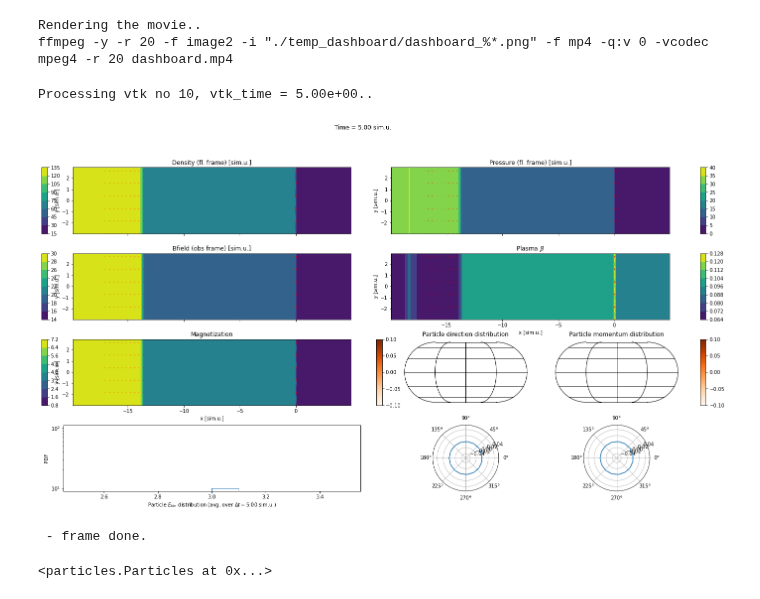
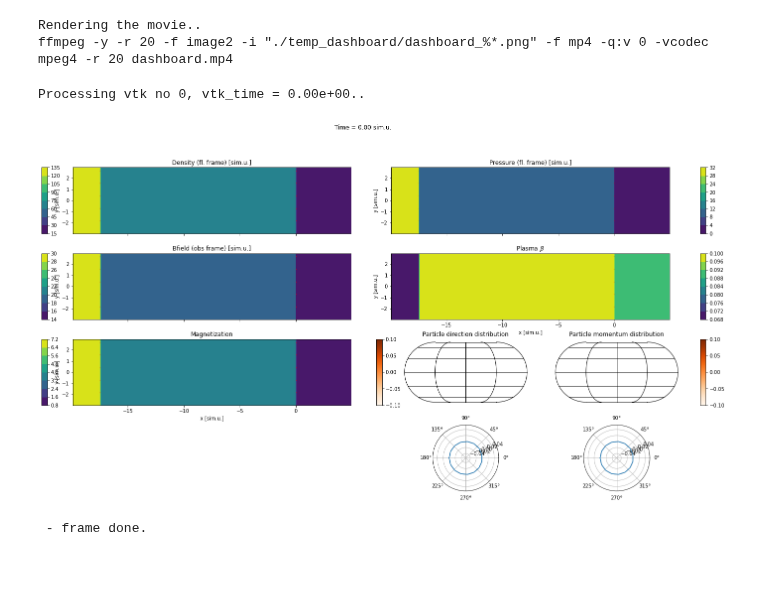
Before and after one commit to ppjanka/Corrugated_internal_shocks, a Jupyter notebook: vis/particle/plot_particles.ipynb, the cells around one changed output. Cells and saved outputs as stored; diff of their text form; code cells hidden in the pictures; blank space fills up the shorter version.

```diff
--- a/vis/particle/plot_particles.ipynb
+++ b/vis/particle/plot_particles.ipynb
@@ -372,10 +343,9 @@ except Exception as e:
 # %% [output]
 Rendering the movie..
 ffmpeg -y -r 20 -f image2 -i "./temp_dashboard/dashboard_%*.png" -f mp4 -q:v 0 -vcodec mpeg4 -r 20 dashboard.mp4
-# %%
-dashboard_frame(10, save=False)
-# %% [output]
-Processing vtk no 10, vtk_time = 5.00e+00..
-[figure, removed]
- - frame done.
-<particles.Particles at 0x...>
+# %%
+particles = dashboard_frame(0, save=False)
+# %% [output]
+Processing vtk no 0, vtk_time = 0.00e+00..
+[figure, added]
+ - frame done.
```
Also changed, not shown: parts of 2 cells of this notebook, 1 other file.
